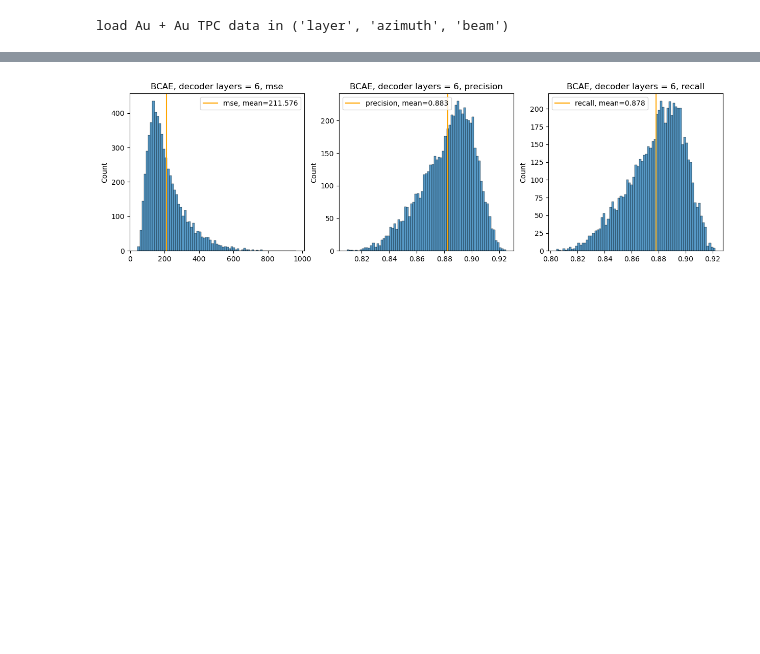
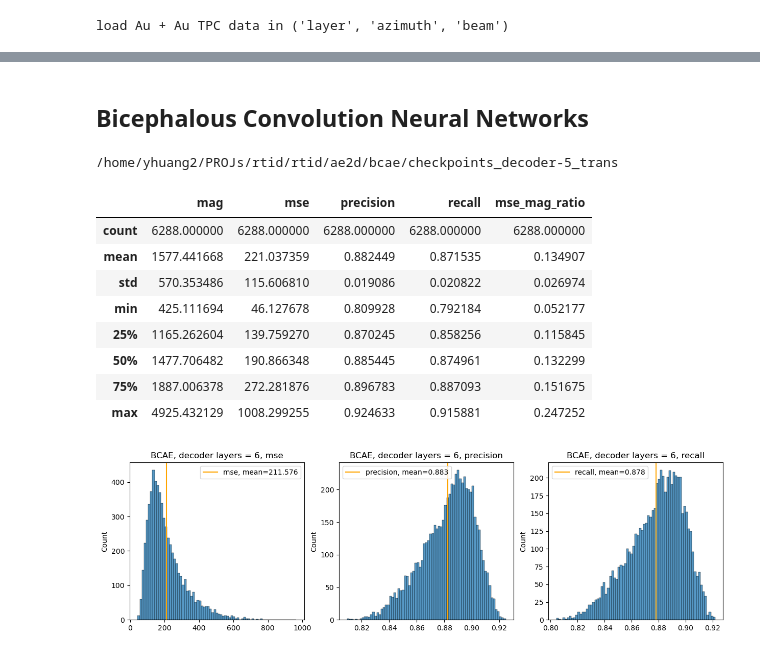
Before and after one commit to pphuangyi/fast_bcae, a Jupyter notebook: notebooks/ae2d_result.ipynb, the cells around one changed output, grey strips where cells are left out. Cells and saved outputs as stored; diff of their text form; code cells hidden in the pictures; blank space fills up the shorter version.

```diff
--- a/notebooks/ae2d_result.ipynb
+++ b/notebooks/ae2d_result.ipynb
@@ -14,10 +14,11 @@ from torch.jit import load
 
 from rtid.datasets.dataset import DatasetTPC
 # %%
-dataset = DatasetTPC('/data/sphenix/auau/highest_framedata_3d/outer/test.txt',
+dataset = DatasetTPC('/data/yhuang2/sphenix/auau/highest_framedata_3d/outer',
+                     split = 'test',
                      dimension = 2,
                      axis_order = ('layer', 'azimuth', 'beam'))
 batch_size = 1
-dataloader = DataLoader(dataset, batch_size = batch_size)
+dataloader = DataLoader(dataset, batch_size = batch_size, shuffle = False)
 # %% [output]
 load Au + Au TPC data in ('layer', 'azimuth', 'beam')
@@ -24,7 +27,7 @@ load Au + Au TPC data in ('layer', 'azimuth', 'beam')
 # %%
 ROOT = Path('/home/yhuang2/PROJs/rtid/rtid/ae2d/')
-ae_type = 'bcae'
-num_decoder_layers = 6
+ae_type = 'cae'
+num_decoder_layers = 5
 checkpoints = ROOT/ae_type/f'checkpoints_decoder-{num_decoder_layers}'
 enc_pth = checkpoints/'enc_last.pth'
 dec_pth = checkpoints/'dec_last.pth'
@@ -60,3 +78,22 @@ print(checkpoints)
 # ax.legend()
 # ax.set_title(f'{ae_type.upper()}, decoder layers = {num_decoder_layers}')
 # fig.savefig(f'results/{ae_type}_decoder-{num_decoder_layers}.png', dpi = 200, bbox_inches = 'tight', transparent = True)
+# %% [markdown]
+## Bicephalous Convolution Neural Networks
+# %%
+ROOT = Path('/home/yhuang2/PROJs/rtid/rtid/ae2d/')
+ae_type = 'bcae'
+num_decoder_layers = 5
+trans_status = 'trans'
+checkpoints = ROOT/ae_type/f'checkpoints_decoder-{num_decoder_layers}_{trans_status}'
+enc_pth = checkpoints/'enc_last.pth'
+dec_pth = checkpoints/'dec_last.pth'
+enc_pth.exists()
+
+encoder = load(enc_pth).cuda()
+decoder = load(dec_pth).cuda()
+_ = encoder.eval()
+_ = decoder.eval()
+print(checkpoints)
+# %% [output]
+/home/yhuang2/PROJs/rtid/rtid/ae2d/bcae/checkpoints_decoder-5_trans
@@ -77,8 +122,10 @@ with torch.no_grad():
         clf = clf[..., :-7]
         reg = reg[..., :-7]
 
-        # reg = torch.clamp(reg, max = 5.08)
-        # reg = torch.exp(reg) * 6 + 64
+        if trans_status == 'trans':
+            reg = torch.clamp(reg, max = 5.08)
+            reg = torch.exp(reg) * 6 + 64
+
         mask = clf > threshold
         decomp = reg * mask
         loss = loss_fn(decomp, batch).item()
@@ -96,8 +143,24 @@ with torch.no_grad():
                           'mse': mse[-1],
                           'precision': precision[-1],
                           'recall': recall[-1]})
+
+        # np.savez_compressed(checkpoints/'sample',
+        #                     rec = decomp.squeeze().detach().cpu().numpy(),
+        #                     raw = batch.squeeze().detach().cpu().numpy())
+        # break
 # %%
 df = pd.DataFrame(data = {'mag': mag, 'mse': mse, 'precision': precision, 'recall': recall})
 df['mse_mag_ratio'] = df['mse'] / df['mag']
-df.to_csv(checkpoints/'stat_text.csv', index = False)
+df.to_csv(checkpoints/'stat_test.csv', index = False)
+df.describe()
+# %% [output]
+|  | mag | mse | precision | recall | mse_mag_ratio |
+| count | 6288.000000 | 6288.000000 | 6288.000000 | 6288.000000 | 6288.000000 |
+| mean | 1577.441668 | 221.037359 | 0.882449 | 0.871535 | 0.134907 |
+| std | 570.353486 | 115.606810 | 0.019086 | 0.020822 | 0.026974 |
+| min | 425.111694 | 46.127678 | 0.809928 | 0.792184 | 0.052177 |
+| 25% | 1165.262604 | 139.759270 | 0.870245 | 0.858256 | 0.115845 |
+| 50% | 1477.706482 | 190.866348 | 0.885445 | 0.874961 | 0.132299 |
+| 75% | 1887.006378 | 272.281876 | 0.896783 | 0.887093 | 0.151675 |
+| max | 4925.432129 | 1008.299255 | 0.924633 | 0.915881 | 0.247252 |
 # %%
```
Also changed, not shown: parts of 10 cells of this notebook, 3 other files.
